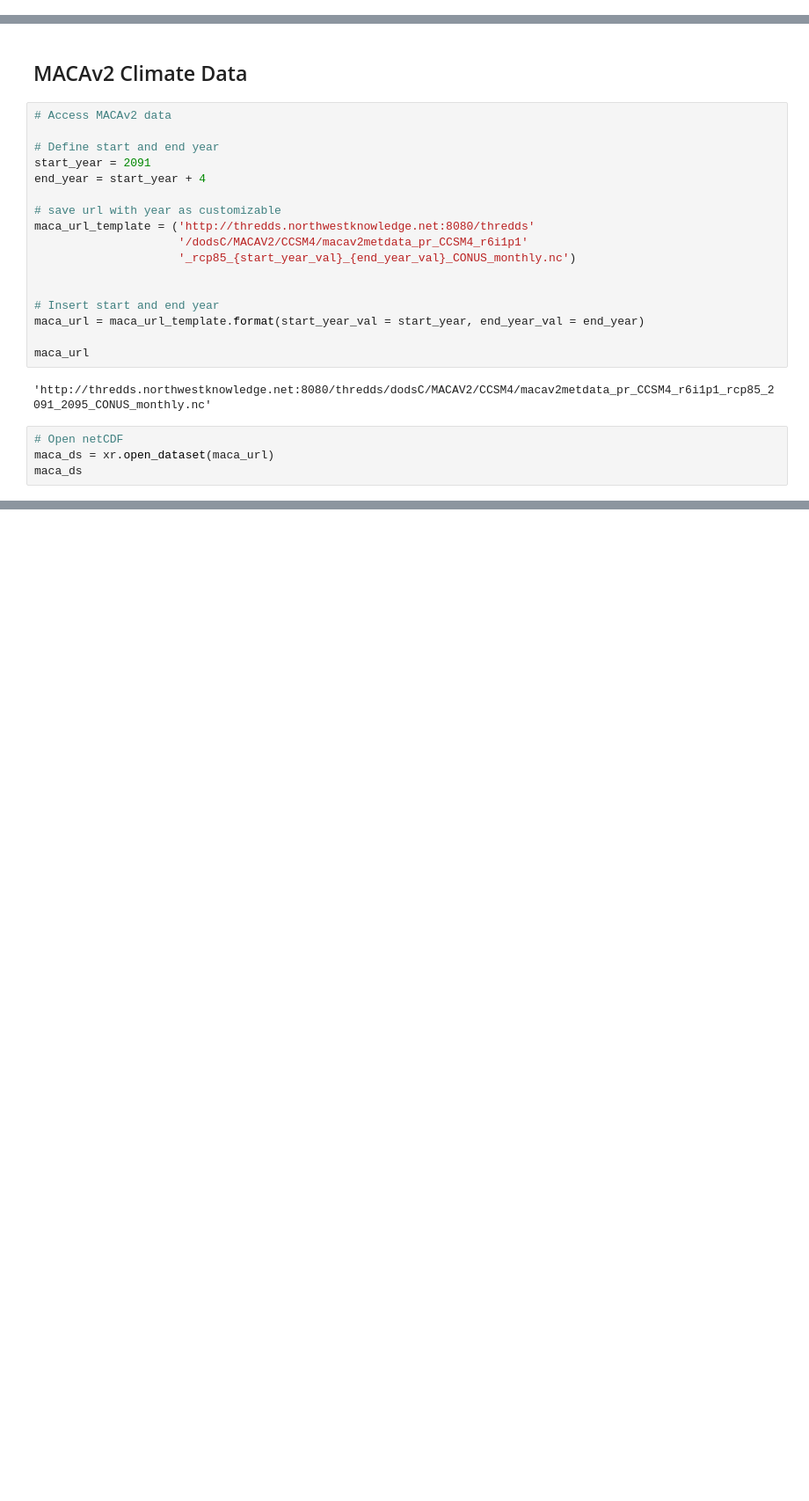
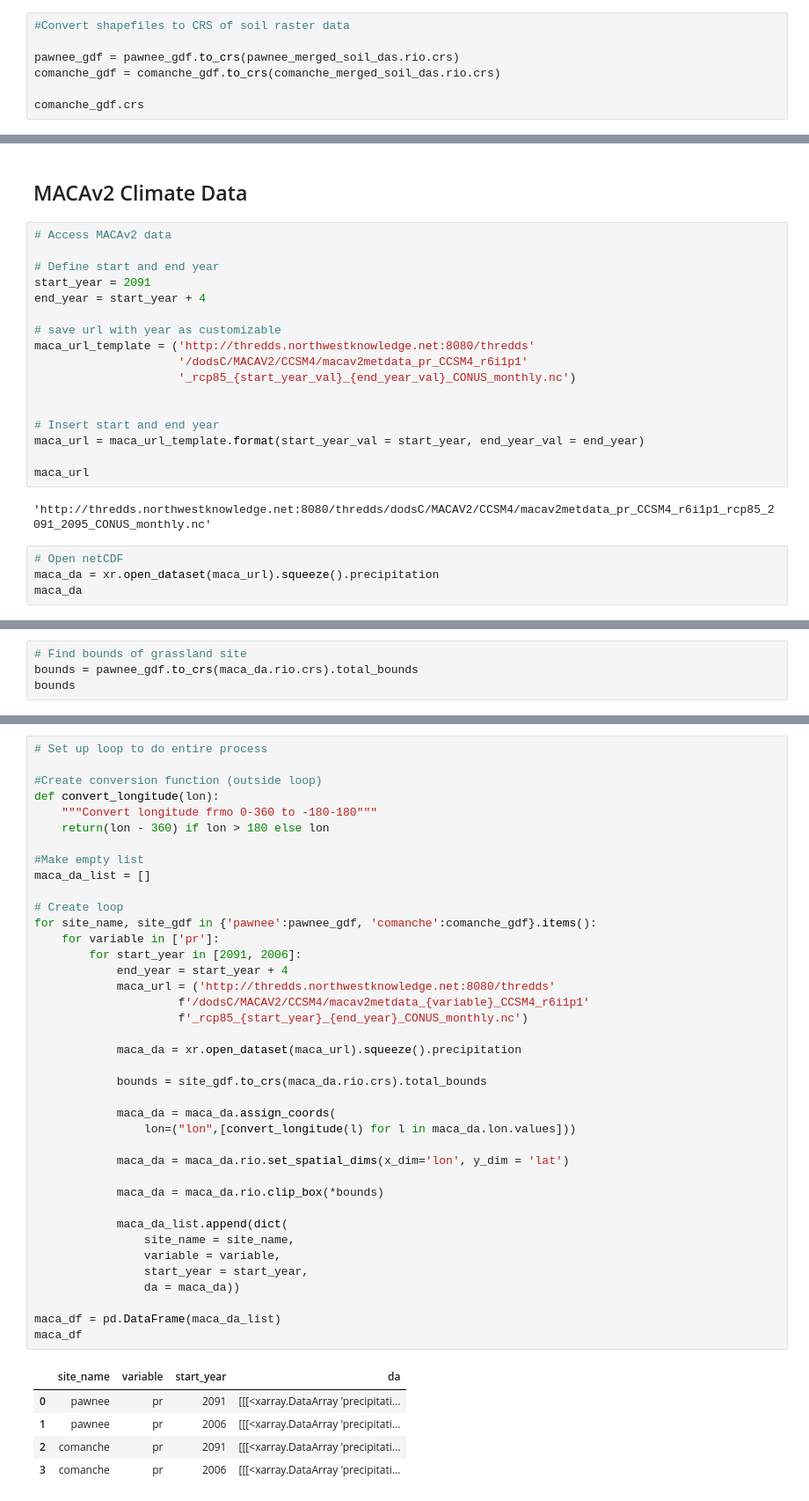
Before and after one commit to akpost21/Habitat-Suitability, a Jupyter notebook: habitat_suitability_workflow.ipynb, the cells around one changed output, grey strips where cells are left out. Shown at 88% size. Cells and saved outputs as stored; diff of their text form; blank space fills up the shorter version.

```diff
--- a/habitat_suitability_workflow.ipynb
+++ b/habitat_suitability_workflow.ipynb
@@ -379,0 +376,7 @@ merged_soil_das.plot()
+# %%
+#Convert shapefiles to CRS of soil raster data
+
+pawnee_gdf = pawnee_gdf.to_crs(pawnee_merged_soil_das.rio.crs)
+comanche_gdf = comanche_gdf.to_crs(comanche_merged_soil_das.rio.crs)
+
+comanche_gdf.crs
@@ -400,6 +425,6 @@ maca_url
 'http://thredds.northwestknowledge.net:8080/thredds/dodsC/MACAV2/CCSM4/macav2metdata_pr_CCSM4_r6i1p1_rcp85_2091_2095_CONUS_monthly.nc'
 # %%
 # Open netCDF
-maca_ds = xr.open_dataset(maca_url)
-maca_ds
+maca_da = xr.open_dataset(maca_url).squeeze().precipitation
+maca_da
 # %% [output]
@@ -426,2 +482,6 @@ maca_ds.rio.crs
 # %% [output]
 CRS.from_wkt('GEOGCS["undefined",DATUM["undefined",SPHEROID["undefined",6378137,298.257223563]],PRIMEM["undefined",0],UNIT["degree",0.0174532925199433,AUTHORITY["EPSG","9122"]],AXIS["Longitude",EAST], ...
+# %%
+# Find bounds of grassland site
+bounds = pawnee_gdf.to_crs(maca_da.rio.crs).total_bounds
+bounds
@@ -427,0 +509,45 @@ CRS.from_wkt('GEOGCS["undefined",DATUM["undefined",SPHEROID["undefined",6378137,
+# %%
+# Set up loop to do entire process
+
+#Create conversion function (outside loop)
+def convert_longitude(lon):
+    """Convert longitude frmo 0-360 to -180-180"""
+    return(lon - 360) if lon > 180 else lon
+
+#Make empty list
+maca_da_list = []
+
+# Create loop
+for site_name, site_gdf in {'pawnee':pawnee_gdf, 'comanche':comanche_gdf}.items():
+    for variable in ['pr']:
+        for start_year in [2091, 2006]:
+            end_year = start_year + 4
+            maca_url = ('http://thredds.northwestknowledge.net:8080/thredds'
+                     f'/dodsC/MACAV2/CCSM4/macav2metdata_{variable}_CCSM4_r6i1p1'
+                     f'_rcp85_{start_year}_{end_year}_CONUS_monthly.nc')
+
+            maca_da = xr.open_dataset(maca_url).squeeze().precipitation
+
+            bounds = site_gdf.to_crs(maca_da.rio.crs).total_bounds
+
+            maca_da = maca_da.assign_coords(
+                lon=("lon",[convert_longitude(l) for l in maca_da.lon.values]))
+
+            maca_da = maca_da.rio.set_spatial_dims(x_dim='lon', y_dim = 'lat')
+
+            maca_da = maca_da.rio.clip_box(*bounds)
+
+            maca_da_list.append(dict(
+                site_name = site_name,
+                variable = variable,
+                start_year = start_year,
+                da = maca_da))
+
+maca_df = pd.DataFrame(maca_da_list)
+maca_df
+# %% [output]
+|  | site_name | variable | start_year | da |
+| 0 | pawnee | pr | 2091 | [[[<xarray.DataArray 'precipitati... |
+| 1 | pawnee | pr | 2006 | [[[<xarray.DataArray 'precipitati... |
+| 2 | comanche | pr | 2091 | [[[<xarray.DataArray 'precipitati... |
+| 3 | comanche | pr | 2006 | [[[<xarray.DataArray 'precipitati... |
```
Also changed, not shown: parts of 17 cells of this notebook.
